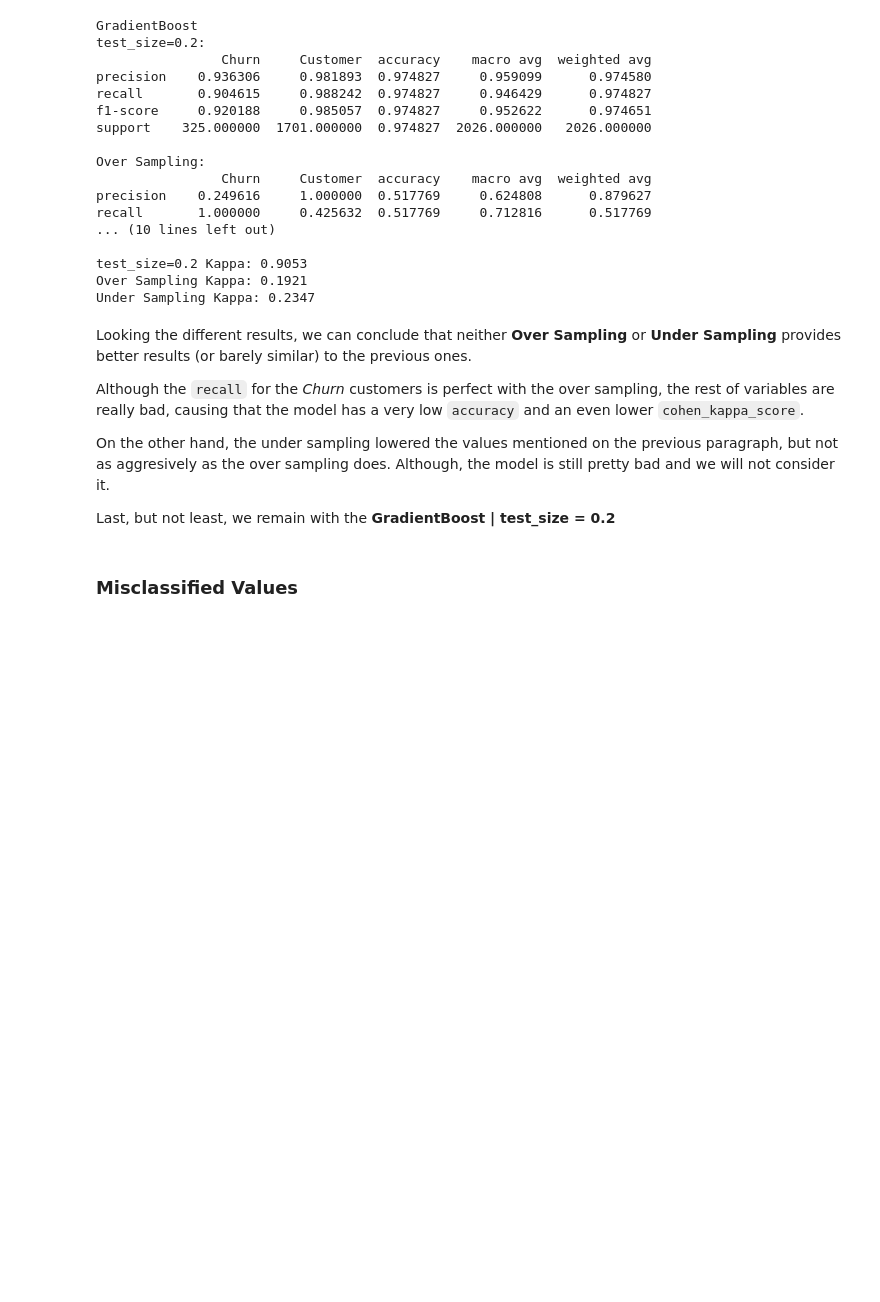
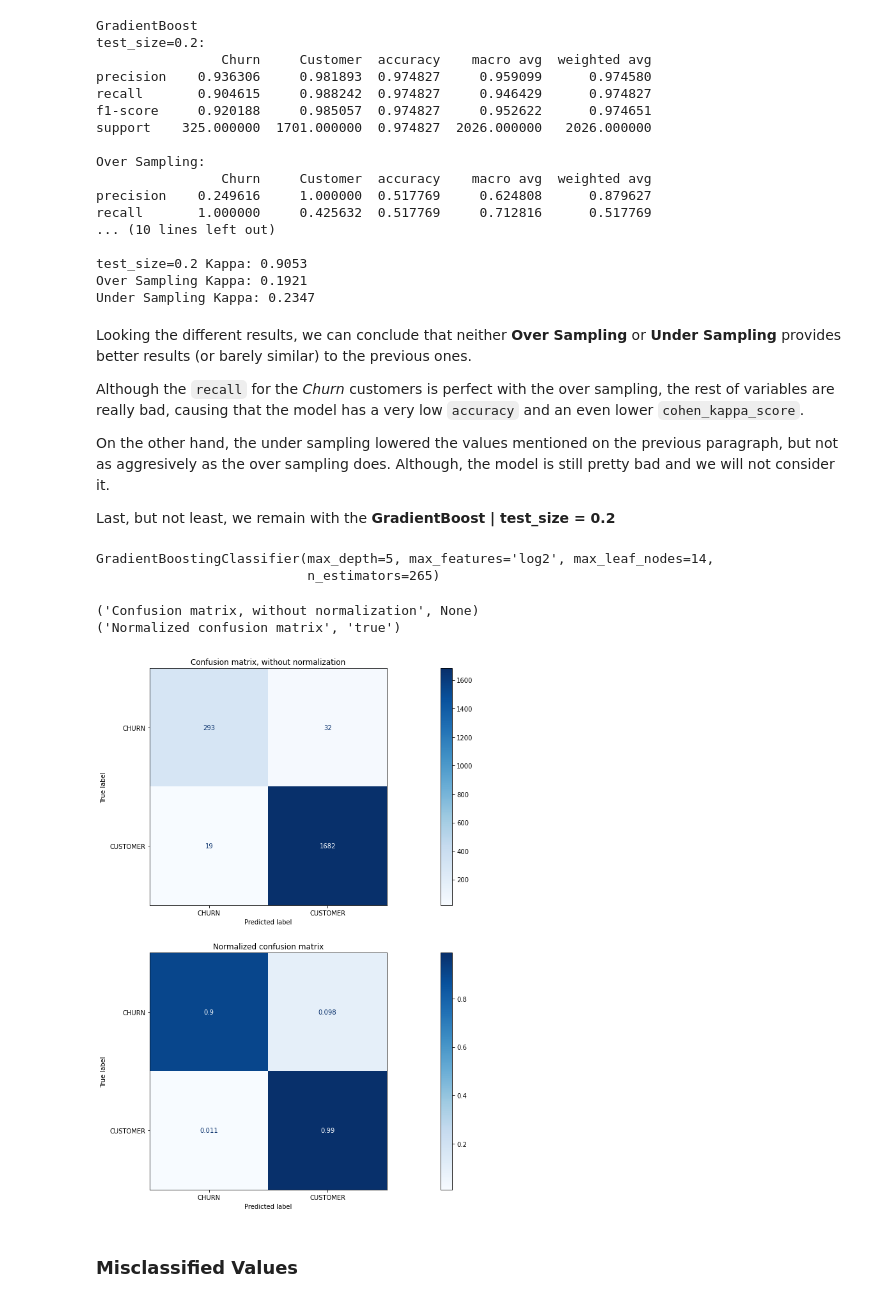
Before and after one commit to VictorLJay/Customer-Churn-Predictor, a Jupyter notebook: your-project/ML Modeling.ipynb, the cells around one changed output. Cells and saved outputs as stored; diff of their text form; code cells hidden in the pictures; blank space fills up the shorter version.

Commit message:
confusion matrix without normalization

```diff
--- a/your-project/ML Modeling.ipynb
+++ b/your-project/ML Modeling.ipynb
@@ -839,6 +840,37 @@ Although the `recall` for the *Churn* customers is perfect with the over samplin
 On the other hand, the under sampling lowered the values mentioned on the previous paragraph, but not as aggresively as the over sampling does. Although, the model is still pretty bad and we will not consider it.
 
 Last, but not least, we remain with the **GradientBoost | test_size = 0.2**
+# %%
+best_gradient_cm = GradientBoostingClassifier(loss="deviance", criterion="friedman_mse",
+                                               max_features="log2", n_estimators=265,
+                                               max_depth=5, max_leaf_nodes=14
+                                              )
+
+best_gradient_cm.fit(X_train, y_train)
+# %% [output]
+GradientBoostingClassifier(max_depth=5, max_features='log2', max_leaf_nodes=14,
+                           n_estimators=265)
+# %%
+titles_options = [("Confusion matrix, without normalization", None),
+                  ("Normalized confusion matrix", 'true')]
+fig, ax =plt.subplots(2,1,figsize=(30,15))
+
+for i in range(2):
+    plot_confusion_matrix(best_gradient_cm,X_test, y_test,
+                          display_labels=["CHURN", "CUSTOMER"],
+                          cmap=plt.cm.Blues,
+                          normalize=titles_options[i][1], ax = ax[i])
+
+    ax[i].set_title(titles_options[i][0])
+
+
+    print(titles_options[i])
+
+plt.show()
+# %% [output]
+('Confusion matrix, without normalization', None)
+('Normalized confusion matrix', 'true')
+[figure, added]
 # %% [markdown]
 ### Misclassified Values
 # %% [markdown]
```
Also changed, not shown: parts of 2 cells of this notebook.
